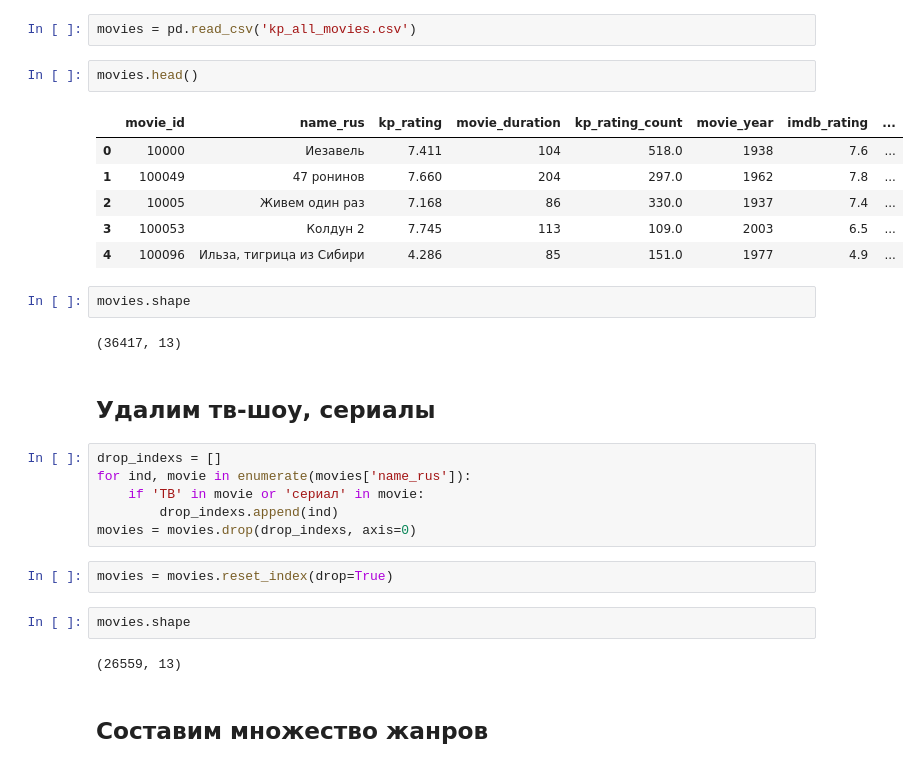
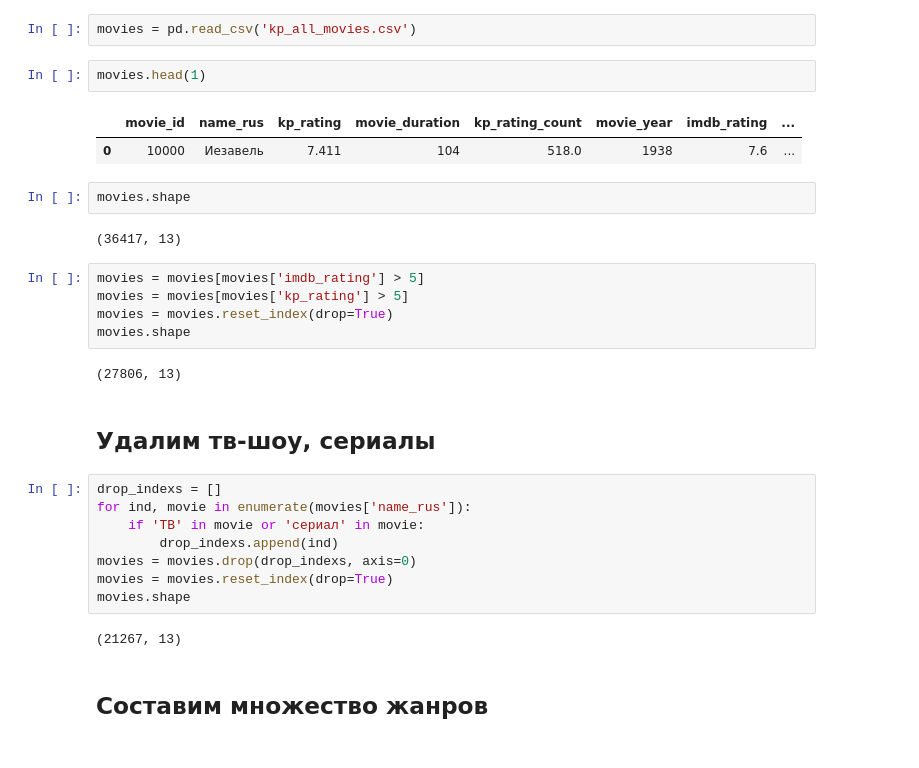
Before and after one commit to kandrewkov/Movie-Recommendations, a Jupyter notebook: preproc_data.ipynb, the cells around one changed output. Cells and saved outputs as stored; diff of their text form.

```diff
--- a/preproc_data.ipynb
+++ b/preproc_data.ipynb
@@ -4,18 +4,21 @@ import pandas as pd
 # %%
 movies = pd.read_csv('kp_all_movies.csv')
 # %%
-movies.head()
+movies.head(1)
 # %% [output]
 |  | movie_id | name_rus | kp_rating | movie_duration | kp_rating_count | movie_year | imdb_rating | ... |
 | 0 | 10000 | Иезавель | 7.411 | 104 | 518.0 | 1938 | 7.6 | ... |
-| 1 | 100049 | 47 ронинов | 7.660 | 204 | 297.0 | 1962 | 7.8 | ... |
-| 2 | 10005 | Живем один раз | 7.168 | 86 | 330.0 | 1937 | 7.4 | ... |
-| 3 | 100053 | Колдун 2 | 7.745 | 113 | 109.0 | 2003 | 6.5 | ... |
-| 4 | 100096 | Ильза, тигрица из Сибири | 4.286 | 85 | 151.0 | 1977 | 4.9 | ... |
 # %%
 movies.shape
 # %% [output]
 (36417, 13)
+# %%
+movies = movies[movies['imdb_rating'] > 5]
+movies = movies[movies['kp_rating'] > 5]
+movies = movies.reset_index(drop=True)
+movies.shape
+# %% [output]
+(27806, 13)
 # %% [markdown]
 ## Удалим тв-шоу, сериалы
 # %%
@@ -24,12 +27,10 @@ for ind, movie in enumerate(movies['name_rus']):
     if 'ТВ' in movie or 'сериал' in movie:
         drop_indexs.append(ind)
 movies = movies.drop(drop_indexs, axis=0)
+movies = movies.reset_index(drop=True)
+movies.shape
+# %% [output]
+(21267, 13)
-# %%
-movies = movies.reset_index(drop=True)
-# %%
-movies.shape
-# %% [output]
-(26559, 13)
 # %% [markdown]
 ## Составим множество жанров
 # %%
```
Also changed, not shown: parts of 56 cells of this notebook, 1 other file.
